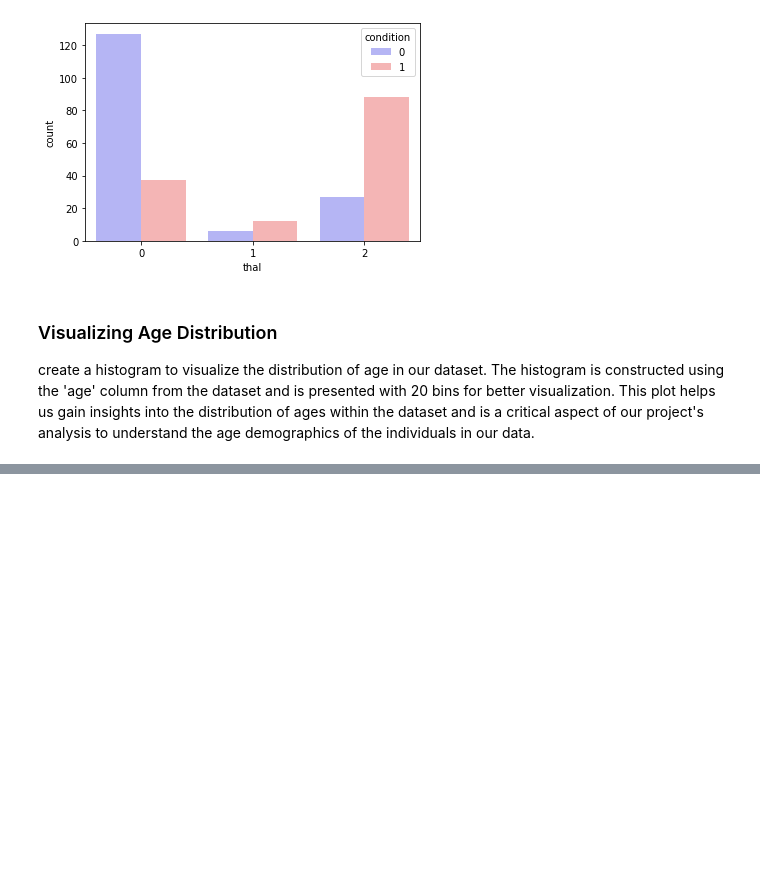
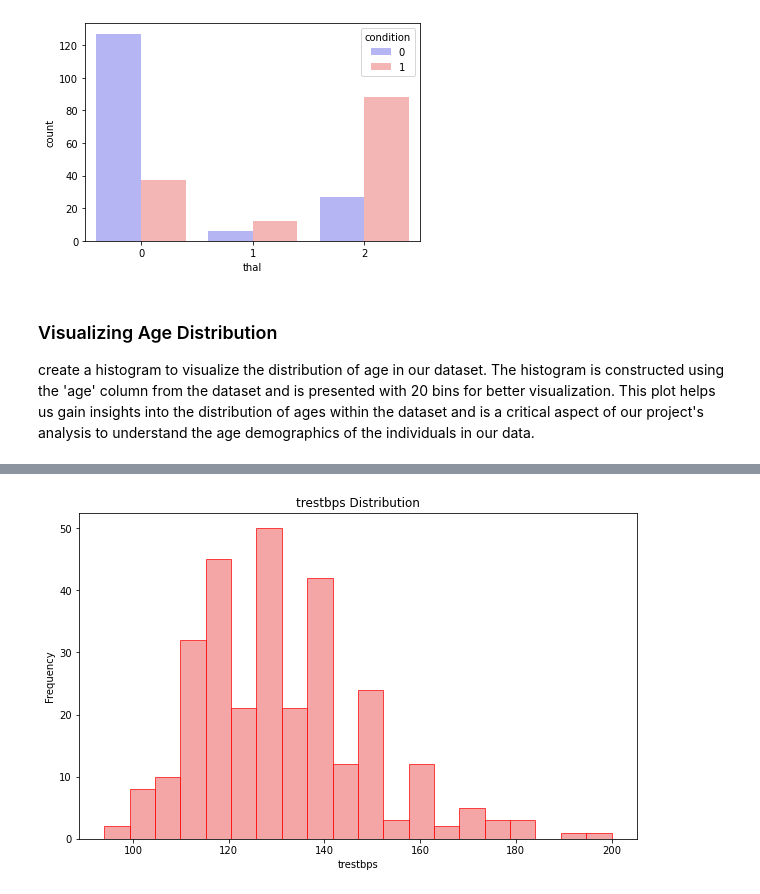
Before and after one commit to NandiSoham/Heart-Disease-Prediction, a Jupyter notebook: heart_disease_prediction.ipynb, the cells around one changed output, grey strips where cells are left out. Drawn from its saved outputs; the diff is of its cells as text; code cells hidden in the pictures; blank space fills up the shorter version.

```diff
--- a/heart_disease_prediction.ipynb
+++ b/heart_disease_prediction.ipynb
@@ -217,0 +220,13 @@ plt.show()
+# %%
+trestbps_col = df['trestbps']
+
+plt.figure(figsize=(10, 6))
+plt.hist(trestbps_col, bins=20, color='lightcoral', alpha=0.7, ec='red')
+
+plt.xlabel('trestbps')
+plt.ylabel('Frequency')
+plt.title('trestbps Distribution')
+
+plt.show()
+# %% [output]
+[figure, added]
```
Also changed, not shown: parts of 12 cells of this notebook.
